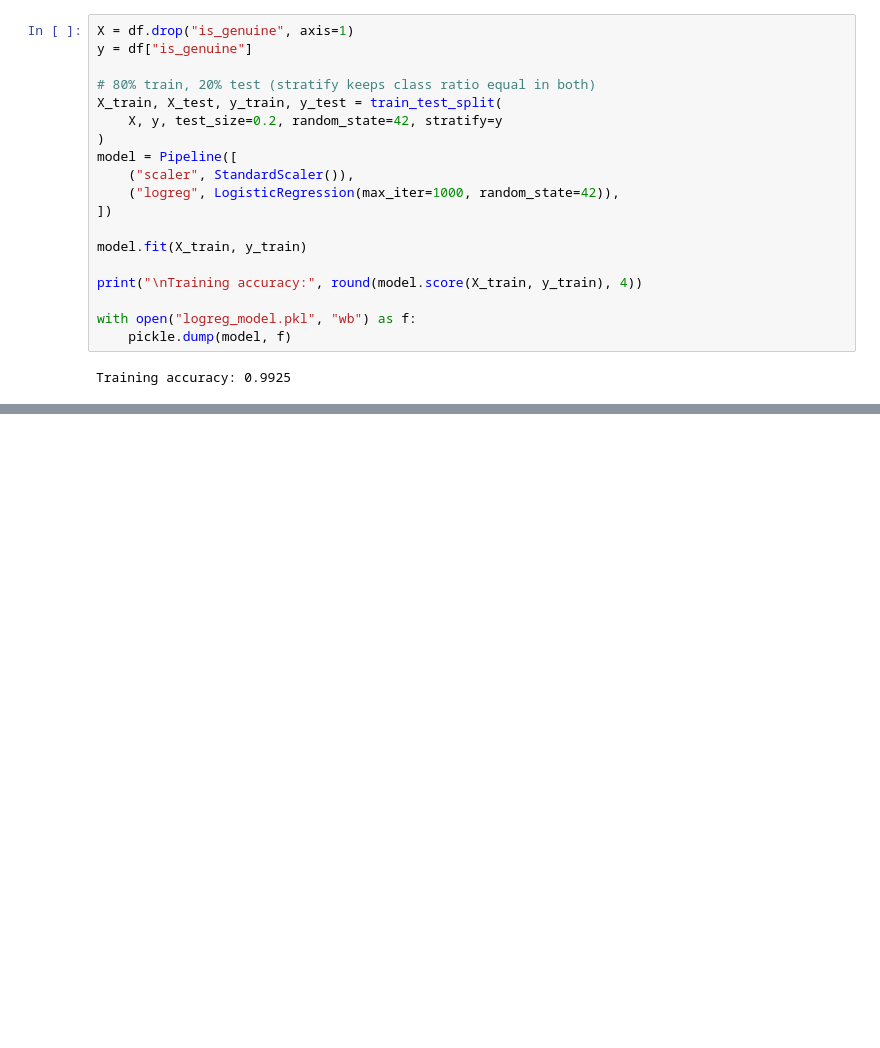
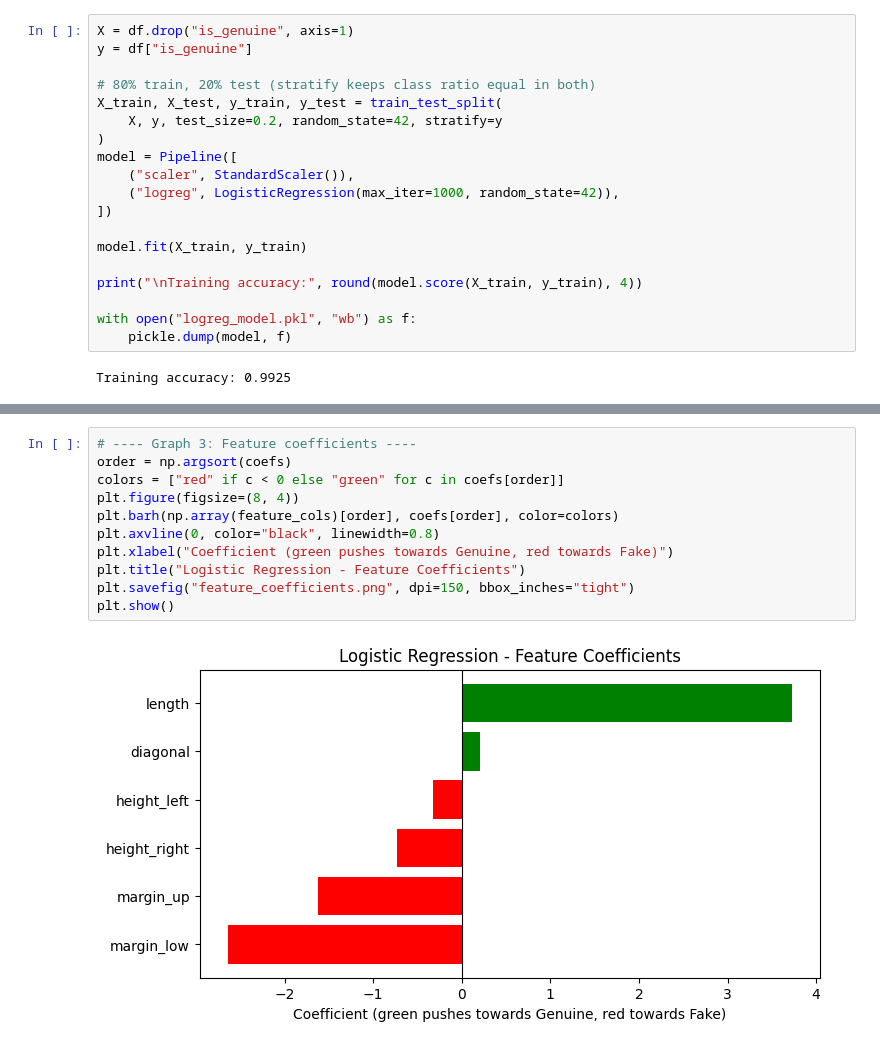
Before and after one commit to SanchitMalhotra11/AI-101-Project, a Jupyter notebook: Logistic regression.ipynb, the cells around one changed output, grey strips where cells are left out. Saved outputs shown, nothing was run; the diff lists cells and outputs as text; blank space fills up the shorter version.

```diff
--- a/Logistic regression.ipynb
+++ b/Logistic regression.ipynb
@@ -166,0 +285,13 @@ FileNotFoundError: [Errno 2] No such file or directory: 'predictions.csv'
+# %%
+# ---- Graph 3: Feature coefficients ----
+order = np.argsort(coefs)
+colors = ["red" if c < 0 else "green" for c in coefs[order]]
+plt.figure(figsize=(8, 4))
+plt.barh(np.array(feature_cols)[order], coefs[order], color=colors)
+plt.axvline(0, color="black", linewidth=0.8)
+plt.xlabel("Coefficient (green pushes towards Genuine, red towards Fake)")
+plt.title("Logistic Regression - Feature Coefficients")
+plt.savefig("feature_coefficients.png", dpi=150, bbox_inches="tight")
+plt.show()
+# %% [output]
+[figure, added]
```
Also changed, not shown: parts of 7 cells of this notebook, 6 other files.
